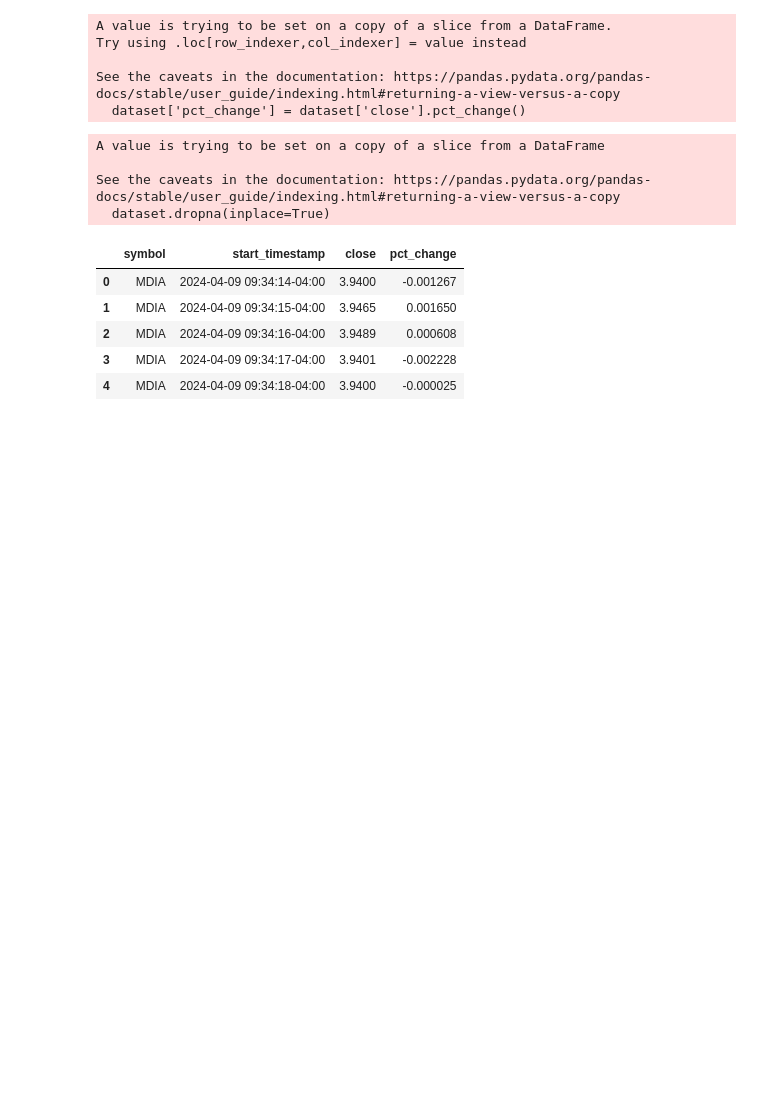
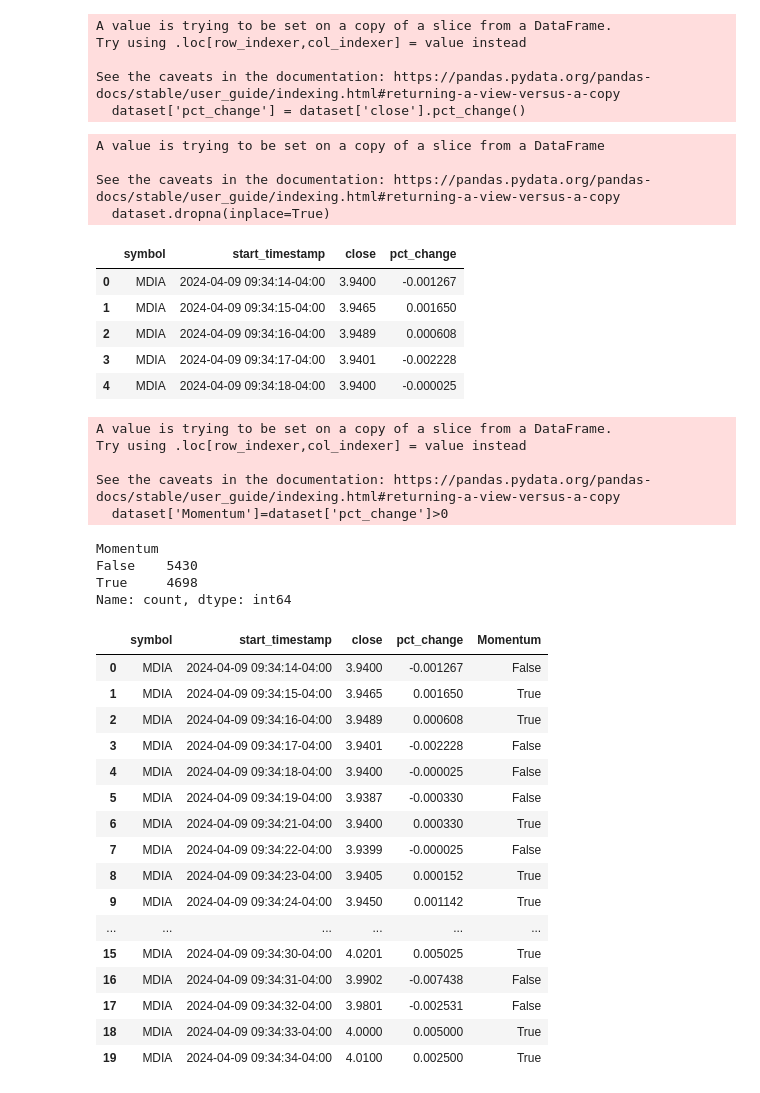
Before and after one commit to maheshpeiris0/Random-Python-Work, a Jupyter notebook: 2024/April/9-April-2024/momentum.ipynb, the cells around one changed output. Saved outputs shown, nothing was run; the diff lists cells and outputs as text; code cells hidden in the pictures; blank space fills up the shorter version.

```diff
--- a/2024/April/9-April-2024/momentum.ipynb
+++ b/2024/April/9-April-2024/momentum.ipynb
@@ -73,3 +73,38 @@ dataset.head()
 | 2 | MDIA | 2024-04-09 09:34:16-04:00 | 3.9489 | 0.000608 |
 | 3 | MDIA | 2024-04-09 09:34:17-04:00 | 3.9401 | -0.002228 |
 | 4 | MDIA | 2024-04-09 09:34:18-04:00 | 3.9400 | -0.000025 |
+# %%
+dataset['Momentum']=dataset['pct_change']>0
+# %% [output]
+A value is trying to be set on a copy of a slice from a DataFrame.
+Try using .loc[row_indexer,col_indexer] = value instead
+
+See the caveats in the documentation: https://pandas.pydata.org/pandas-docs/stable/user_guide/indexing.html#returning-a-view-versus-a-copy
+  dataset['Momentum']=dataset['pct_change']>0
+# %%
+dataset['Momentum'].value_counts()
+# %% [output]
+Momentum
+False    5430
+True     4698
+Name: count, dtype: int64
+# %%
+dataset.head(20)
+# %% [output]
+|  | symbol | start_timestamp | close | pct_change | Momentum |
+| 0 | MDIA | 2024-04-09 09:34:14-04:00 | 3.9400 | -0.001267 | False |
+| 1 | MDIA | 2024-04-09 09:34:15-04:00 | 3.9465 | 0.001650 | True |
+| 2 | MDIA | 2024-04-09 09:34:16-04:00 | 3.9489 | 0.000608 | True |
+| 3 | MDIA | 2024-04-09 09:34:17-04:00 | 3.9401 | -0.002228 | False |
+| 4 | MDIA | 2024-04-09 09:34:18-04:00 | 3.9400 | -0.000025 | False |
+| 5 | MDIA | 2024-04-09 09:34:19-04:00 | 3.9387 | -0.000330 | False |
+| 6 | MDIA | 2024-04-09 09:34:21-04:00 | 3.9400 | 0.000330 | True |
+| 7 | MDIA | 2024-04-09 09:34:22-04:00 | 3.9399 | -0.000025 | False |
+| 8 | MDIA | 2024-04-09 09:34:23-04:00 | 3.9405 | 0.000152 | True |
+| 9 | MDIA | 2024-04-09 09:34:24-04:00 | 3.9450 | 0.001142 | True |
+| ... | ... | ... | ... | ... | ... |
+| 15 | MDIA | 2024-04-09 09:34:30-04:00 | 4.0201 | 0.005025 | True |
+| 16 | MDIA | 2024-04-09 09:34:31-04:00 | 3.9902 | -0.007438 | False |
+| 17 | MDIA | 2024-04-09 09:34:32-04:00 | 3.9801 | -0.002531 | False |
+| 18 | MDIA | 2024-04-09 09:34:33-04:00 | 4.0000 | 0.005000 | True |
+| 19 | MDIA | 2024-04-09 09:34:34-04:00 | 4.0100 | 0.002500 | True |
```
